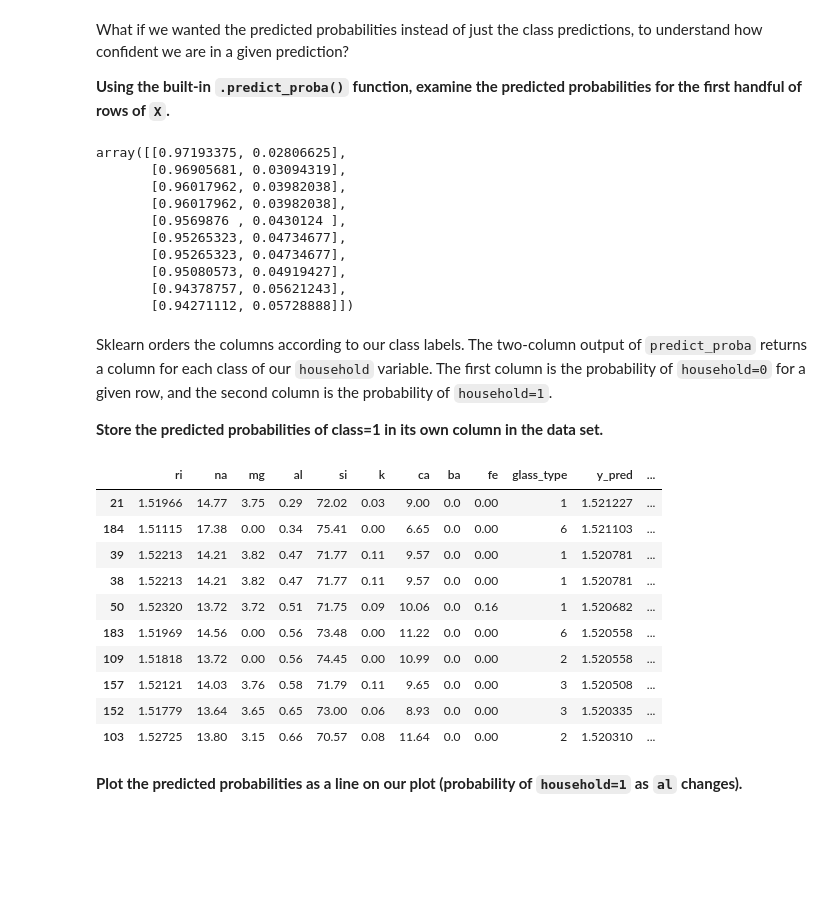
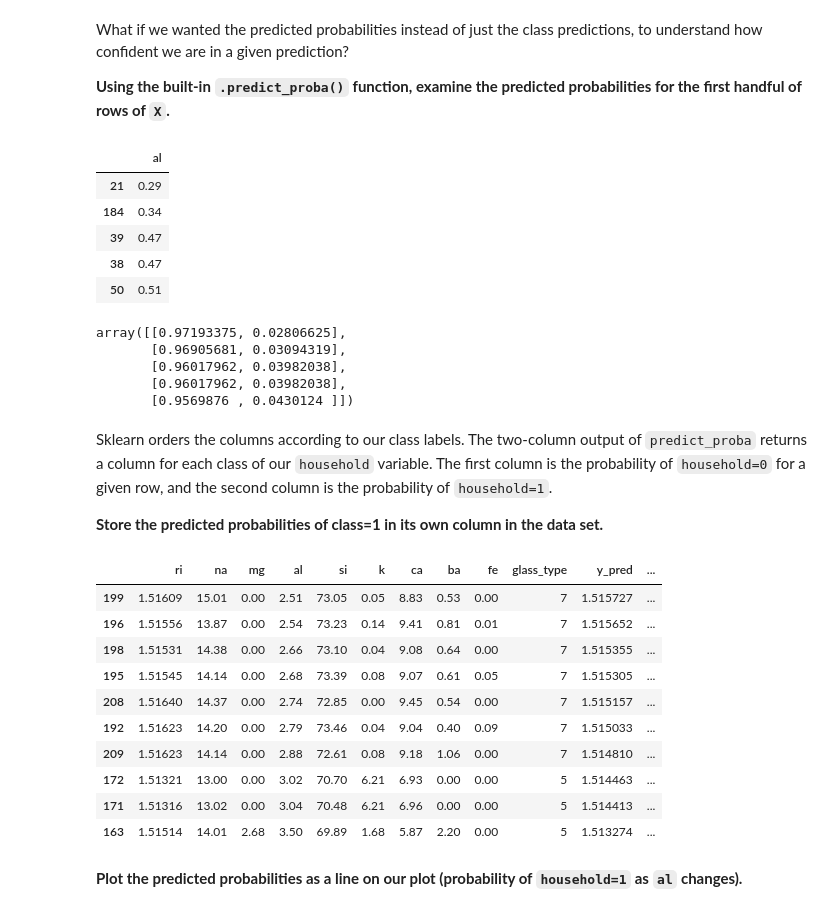
Before and after one commit to mjghorbany/Machine-Learning-DeepDive, a Jupyter notebook: Logistic Regression and Trees/logistic regression and trees.ipynb, the cells around one changed output. Saved outputs shown, nothing was run; the diff lists cells and outputs as text; code cells hidden in the pictures; blank space fills up the shorter version.

```diff
--- a/Logistic Regression and Trees/logistic regression and trees.ipynb
+++ b/Logistic Regression and Trees/logistic regression and trees.ipynb
@@ -365,19 +380,23 @@ Text(0, 0.5, 'household')
 What if we wanted the predicted probabilities instead of just the class predictions, to understand how confident we are in a given prediction?
 
 **Using the built-in `.predict_proba()` function, examine the predicted probabilities for the first handful of rows of `X`.**
+# %%
+X.head()
+# %% [output]
+|  | al |
+| 21 | 0.29 |
+| 184 | 0.34 |
+| 39 | 0.47 |
+| 38 | 0.47 |
+| 50 | 0.51 |
 # %%
-logreg.predict_proba(X)[0:10]
+logreg.predict_proba(X)[0:5]
 # %% [output]
 array([[0.97193375, 0.02806625],
        [0.96905681, 0.03094319],
        [0.96017962, 0.03982038],
        [0.96017962, 0.03982038],
-       [0.9569876 , 0.0430124 ],
-       [0.95265323, 0.04734677],
-       [0.95265323, 0.04734677],
-       [0.95080573, 0.04919427],
-       [0.94378757, 0.05621243],
-       [0.94271112, 0.05728888]])
+       [0.9569876 , 0.0430124 ]])
 # %% [markdown]
 Sklearn orders the columns according to our class labels. The two-column output of `predict_proba` returns a column for each class of our `household` variable. The first column is the probability of `household=0` for a given row, and the second column is the probability of `household=1`.
 
@@ -386,19 +405,19 @@ Sklearn orders the columns according to our class labels. The two-column output
 # Store the predicted probabilities of class 1.
 glass['household_pred_prob'] = logreg.predict_proba(X)[:, 1]
 # %%
-glass.head(10)
+glass.tail(10)
 # %% [output]
 |  | ri | na | mg | al | si | k | ca | ba | fe | glass_type | y_pred | ... |
-| 21 | 1.51966 | 14.77 | 3.75 | 0.29 | 72.02 | 0.03 | 9.00 | 0.0 | 0.00 | 1 | 1.521227 | ... |
-| 184 | 1.51115 | 17.38 | 0.00 | 0.34 | 75.41 | 0.00 | 6.65 | 0.0 | 0.00 | 6 | 1.521103 | ... |
-| 39 | 1.52213 | 14.21 | 3.82 | 0.47 | 71.77 | 0.11 | 9.57 | 0.0 | 0.00 | 1 | 1.520781 | ... |
-| 38 | 1.52213 | 14.21 | 3.82 | 0.47 | 71.77 | 0.11 | 9.57 | 0.0 | 0.00 | 1 | 1.520781 | ... |
-| 50 | 1.52320 | 13.72 | 3.72 | 0.51 | 71.75 | 0.09 | 10.06 | 0.0 | 0.16 | 1 | 1.520682 | ... |
-| 183 | 1.51969 | 14.56 | 0.00 | 0.56 | 73.48 | 0.00 | 11.22 | 0.0 | 0.00 | 6 | 1.520558 | ... |
-| 109 | 1.51818 | 13.72 | 0.00 | 0.56 | 74.45 | 0.00 | 10.99 | 0.0 | 0.00 | 2 | 1.520558 | ... |
-| 157 | 1.52121 | 14.03 | 3.76 | 0.58 | 71.79 | 0.11 | 9.65 | 0.0 | 0.00 | 3 | 1.520508 | ... |
-| 152 | 1.51779 | 13.64 | 3.65 | 0.65 | 73.00 | 0.06 | 8.93 | 0.0 | 0.00 | 3 | 1.520335 | ... |
-| 103 | 1.52725 | 13.80 | 3.15 | 0.66 | 70.57 | 0.08 | 11.64 | 0.0 | 0.00 | 2 | 1.520310 | ... |
+| 199 | 1.51609 | 15.01 | 0.00 | 2.51 | 73.05 | 0.05 | 8.83 | 0.53 | 0.00 | 7 | 1.515727 | ... |
+| 196 | 1.51556 | 13.87 | 0.00 | 2.54 | 73.23 | 0.14 | 9.41 | 0.81 | 0.01 | 7 | 1.515652 | ... |
+| 198 | 1.51531 | 14.38 | 0.00 | 2.66 | 73.10 | 0.04 | 9.08 | 0.64 | 0.00 | 7 | 1.515355 | ... |
+| 195 | 1.51545 | 14.14 | 0.00 | 2.68 | 73.39 | 0.08 | 9.07 | 0.61 | 0.05 | 7 | 1.515305 | ... |
+| 208 | 1.51640 | 14.37 | 0.00 | 2.74 | 72.85 | 0.00 | 9.45 | 0.54 | 0.00 | 7 | 1.515157 | ... |
+| 192 | 1.51623 | 14.20 | 0.00 | 2.79 | 73.46 | 0.04 | 9.04 | 0.40 | 0.09 | 7 | 1.515033 | ... |
+| 209 | 1.51623 | 14.14 | 0.00 | 2.88 | 72.61 | 0.08 | 9.18 | 1.06 | 0.00 | 7 | 1.514810 | ... |
+| 172 | 1.51321 | 13.00 | 0.00 | 3.02 | 70.70 | 6.21 | 6.93 | 0.00 | 0.00 | 5 | 1.514463 | ... |
+| 171 | 1.51316 | 13.02 | 0.00 | 3.04 | 70.48 | 6.21 | 6.96 | 0.00 | 0.00 | 5 | 1.514413 | ... |
+| 163 | 1.51514 | 14.01 | 2.68 | 3.50 | 69.89 | 1.68 | 5.87 | 2.20 | 0.00 | 5 | 1.513274 | ... |
 # %% [markdown]
 **Plot the predicted probabilities as a line on our plot (probability of `household=1` as `al` changes).**
 # %%
```
Also changed, not shown: parts of 12 cells of this notebook.
